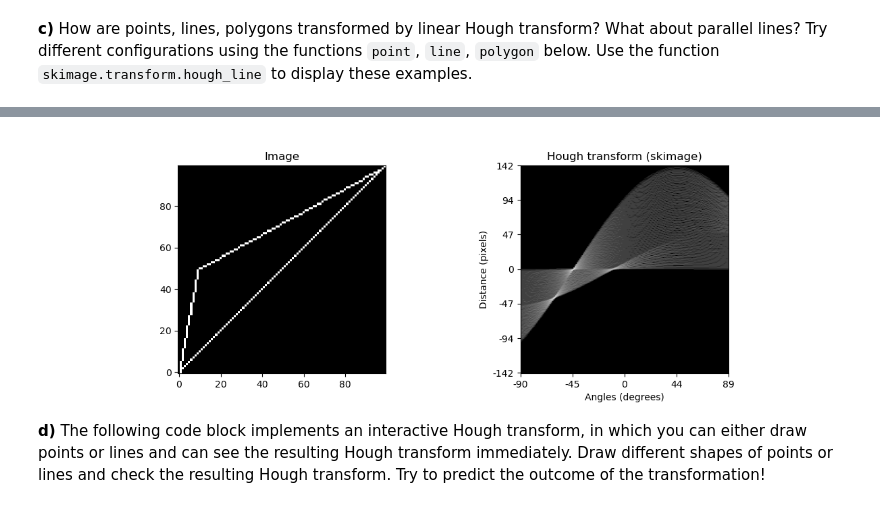
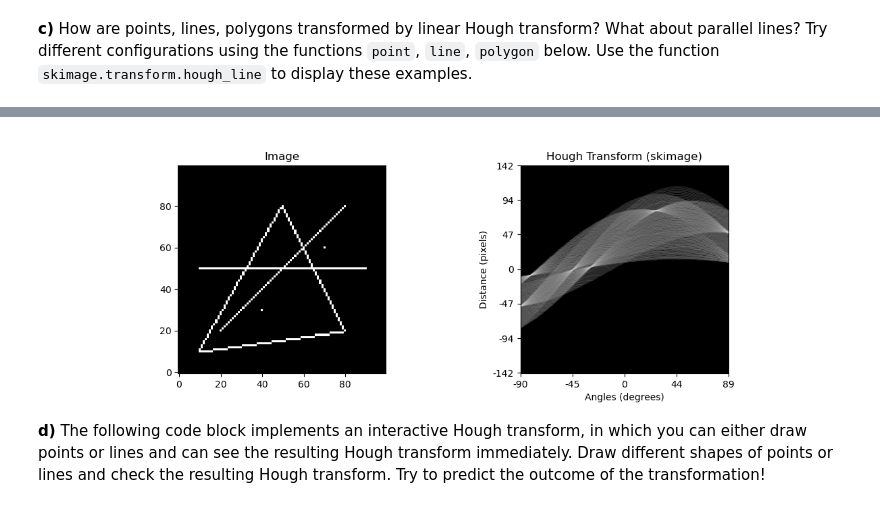
Before and after one commit to shuxton/computer-vision-homework, a Jupyter notebook: Sheet04/sheet04.ipynb, the cells around one changed output, grey strips where cells are left out. Cells and saved outputs as stored; diff of their text form; code cells hidden in the pictures.

```diff
--- a/Sheet04/sheet04.ipynb
+++ b/Sheet04/sheet04.ipynb
@@ -106,79 +250,68 @@ YOUR ANSWER HERE
 # %%
 from skimage.transform import hough_line, resize
+#The hough_line function maps the image to its Hough parameter space (ρ,θ), detecting the presence of lines based on edge pixels.
 import matplotlib.pyplot as plt
 %matplotlib ipympl
 import numpy as np
 
-steps = lambda p,q : max(map(lambda x,y: abs(x-y), p, q))+1
-coords = lambda p,q,s : tuple([np.linspace(x,y,s,dtype=np.uint16) for x,y in zip(p,q)])
+steps = lambda p, q: max(map(lambda x, y: abs(x - y), p, q)) + 1
+coords = lambda p, q, s: tuple([np.linspace(x, y, s, dtype=np.uint16) for x, y in zip(p, q)])
 
 def point(img, p):
-    """Insert a point in the black/white image at position p
-
-    Args:
-        img (ndarray): Input image.
-        p (tuple): Coordinate of point.
-
-    Returns:
-
-    """
+    """Insert a point in the black/white image at position p"""
     img[p] = 1
 
 def line(img, p, q):
-    """Insert a line from p to q in the black/white image
-
-    Args:
-        img (ndarray): Input image.
-        p (tuple): Coordinate of start position.
-        q (tuple): Coordinate of end position.
-
-    Returns:
-
-    """
-    img[coords(p,q,steps(p,q))] = 1
+    """Insert a line from p to q in the black/white image"""
+    img[coords(p, q, steps(p, q))] = 1
 
 def polygon(img, vertices):
-    """Insert a (closed) polygon given by a list of points into the black/white image
+    """Insert a (closed) polygon given by a list of points into the black/white image"""
+    for p, q in zip(vertices, vertices[1:] + vertices[0:1]):
+        line(img, p, q)
 
-    Args:
-        img (ndarray): Input image.
-        vertices (list): List of coordinate tuples.
+# Create an empty image
+img = np.zeros((100, 100))
 
-    Returns:
+# Examples: Points, Lines, and Polygons
+# 1. Add points to the image
+point(img, (30, 40))
+point(img, (60, 70))
 
-    """
-    for p, q in zip(vertices, vertices[1:]+vertices[0:1]):
-        line(img,p,q)
+# 2. Add lines to the image
+line(img, (20, 20), (80, 80))  # Diagonal line
+line(img, (50, 10), (50, 90))  # Vertical line
 
-img = np.zeros((100,100))
-polygon(img,[(0,1),(99,99),(50,10)])
-# line(img,(0,1),(99,99))
-# point(img,(50,10))
+# 3. Add a polygon to the image
+polygon(img, [(10, 10), (20, 80), (80, 50)])  # Triangle
 
-fig, [ax1, ax2] = plt.subplots(1,2, figsize=(12,4))
+# Plot the image and its Hough Transform
+fig, [ax1, ax2] = plt.subplots(1, 2, figsize=(12, 4))
 
 plt.gray()
-ax1.set_title('Image');
-ax1.imshow(img, origin = 'lower')
+ax1.set_title('Image')
+ax1.imshow(img, origin='lower')
 
+# Compute the Hough Transform
 out, angles, d = hough_line(img)
 
-# scale output to quadratic image
+# Resize output for better visualization
 out_resized = resize(out, (out.shape[0], out.shape[0]), anti_aliasing=True, preserve_range=True)
-ax2.set_title('Hough transform (skimage)');
+
+ax2.set_title('Hough Transform (skimage)')
 ax2.set_xlabel('Angles (degrees)')
 ax2.set_ylabel('Distance (pixels)')
-ax2.imshow(np.log(1 + out_resized), origin = 'lower', cmap='gray')
+ax2.imshow(np.log(1 + out_resized), origin='lower', cmap='gray')
 
+# Add axis ticks and labels
 ax2.set_yticks(np.linspace(0, out.shape[0], 7))
 ax2.set_yticklabels((-1 * np.linspace(d[-1], d[0], 7)).astype(int))
 ax2.set_xticks(np.linspace(0, out.shape[0], 5))
 ax2.set_xticklabels(np.linspace(np.rad2deg(angles[0]), np.rad2deg(angles[-1]), 5).astype(int))
 
-
 plt.show()
 # %% [output]
-[figure, old version]
+[figure, new version]
 # %% [markdown]
 **d)** The following code block implements an interactive Hough transform, in which you can either draw points or lines and can see the resulting Hough transform immediately. Draw different shapes of points or lines and check the resulting Hough transform. Try to predict the outcome of the transformation!
 # %%
```
Also changed, not shown: parts of 17 cells of this notebook, 15 other files.
